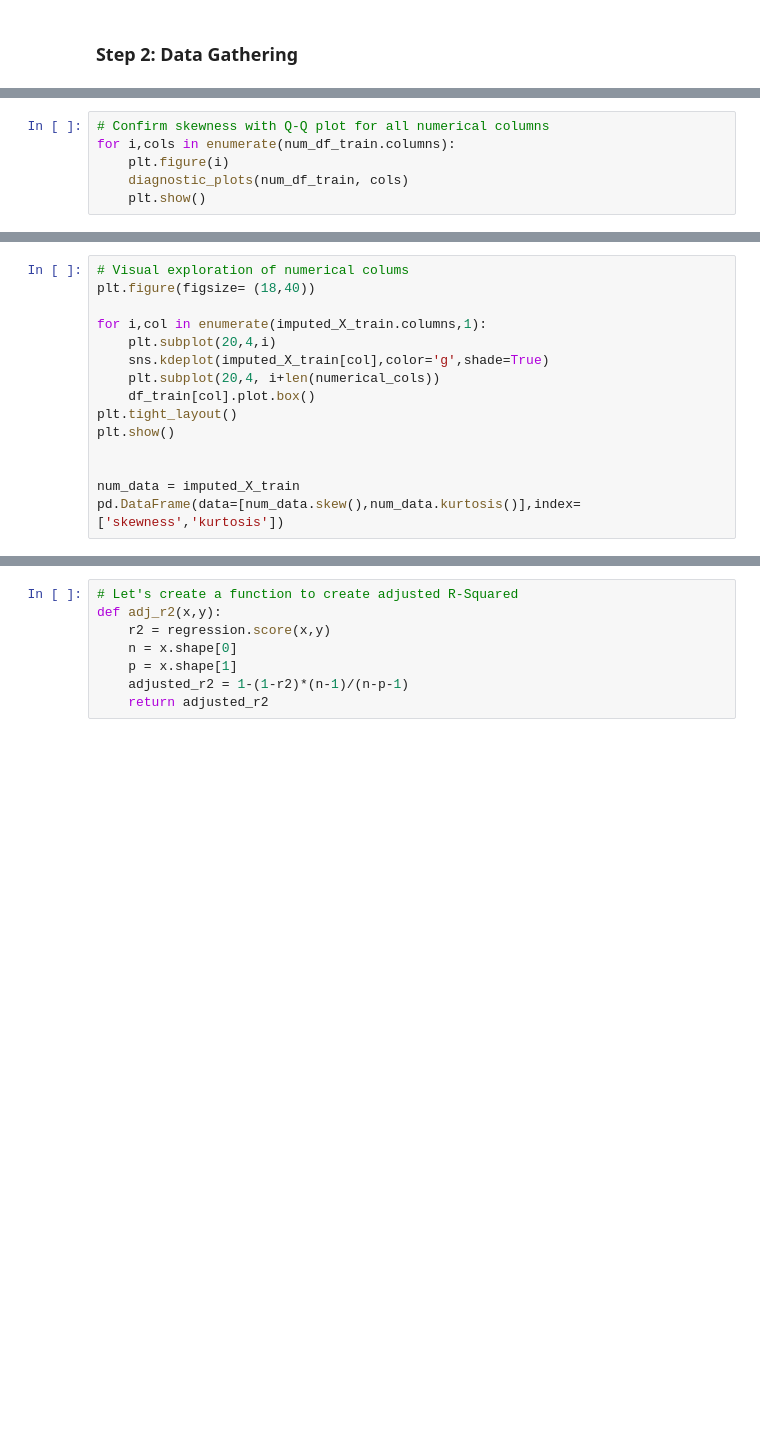
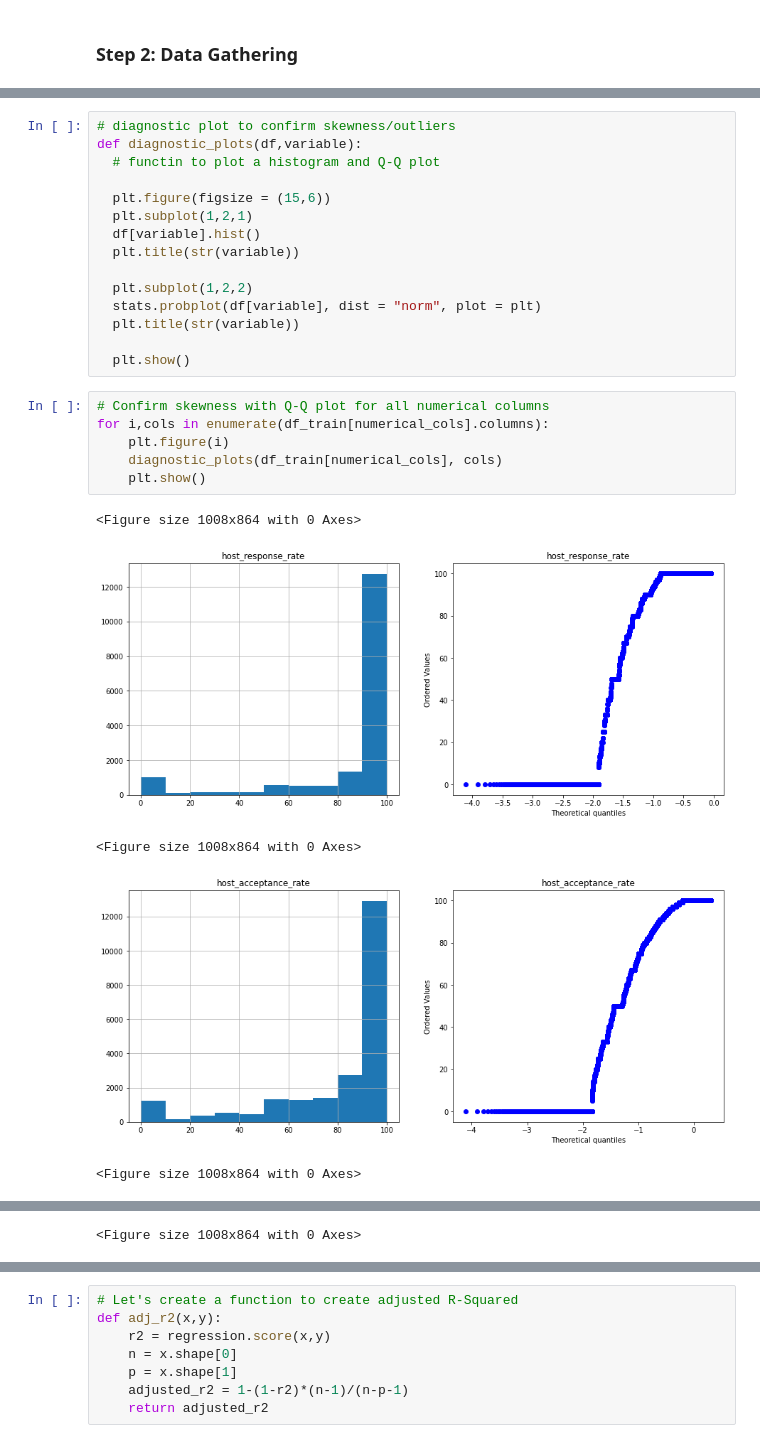
Before and after one commit to obeabi/SDSDecember2020Challenge, a Jupyter notebook: model_v1.ipynb, the cells around one changed output, grey strips where cells are left out. Drawn from its saved outputs; the diff is of its cells as text; blank space fills up the shorter version.

```diff
--- a/model_v1.ipynb
+++ b/model_v1.ipynb
@@ -441,6 +503,0 @@ def diagnostic_plots(df,variable):
-# %%
-# Confirm skewness with Q-Q plot for all numerical columns
-for i,cols in enumerate(num_df_train.columns):
-    plt.figure(i)
-    diagnostic_plots(num_df_train, cols)
-    plt.show()
@@ -579,15 +503,0 @@ pd.DataFrame(data=[num_data.skew(),num_data.kurtosis()],index=['skewness','kurto
-# %%
-# Visual exploration of numerical colums
-plt.figure(figsize= (18,40))
-
-for i,col in enumerate(imputed_X_train.columns,1):
-    plt.subplot(20,4,i)
-    sns.kdeplot(imputed_X_train[col],color='g',shade=True)
-    plt.subplot(20,4, i+len(numerical_cols))
-    df_train[col].plot.box()
-plt.tight_layout()
-plt.show()
-
-
-num_data = imputed_X_train
-pd.DataFrame(data=[num_data.skew(),num_data.kurtosis()],index=['skewness','kurtosis'])
@@ -675,0 +553,27 @@ imputed_X_train.head()
+# %%
+# diagnostic plot to confirm skewness/outliers
+def diagnostic_plots(df,variable):
+  # functin to plot a histogram and Q-Q plot
+
+  plt.figure(figsize = (15,6))
+  plt.subplot(1,2,1)
+  df[variable].hist()
+  plt.title(str(variable))
+
+  plt.subplot(1,2,2)
+  stats.probplot(df[variable], dist = "norm", plot = plt)
+  plt.title(str(variable))
+
+  plt.show()
+# %%
+# Confirm skewness with Q-Q plot for all numerical columns
+for i,cols in enumerate(df_train[numerical_cols].columns):
+    plt.figure(i)
+    diagnostic_plots(df_train[numerical_cols], cols)
+    plt.show()
+# %% [output]
+<Figure size 1008x864 with 0 Axes>
+[figure, added]
+<Figure size 1008x864 with 0 Axes>
+[figure, added]
+<Figure size 1008x864 with 0 Axes>
@@ -675,0 +581 @@ imputed_X_train.head()
+<Figure size 1008x864 with 0 Axes>
```
Also changed, not shown: parts of 132 cells of this notebook.
